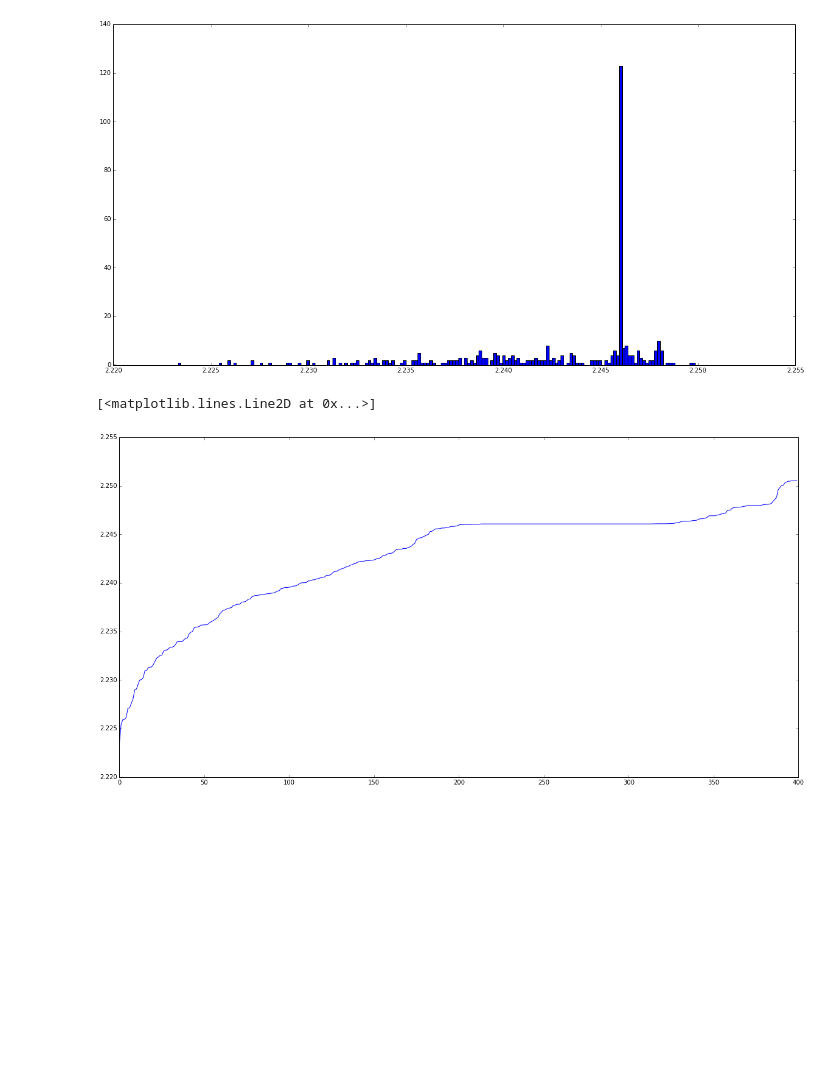
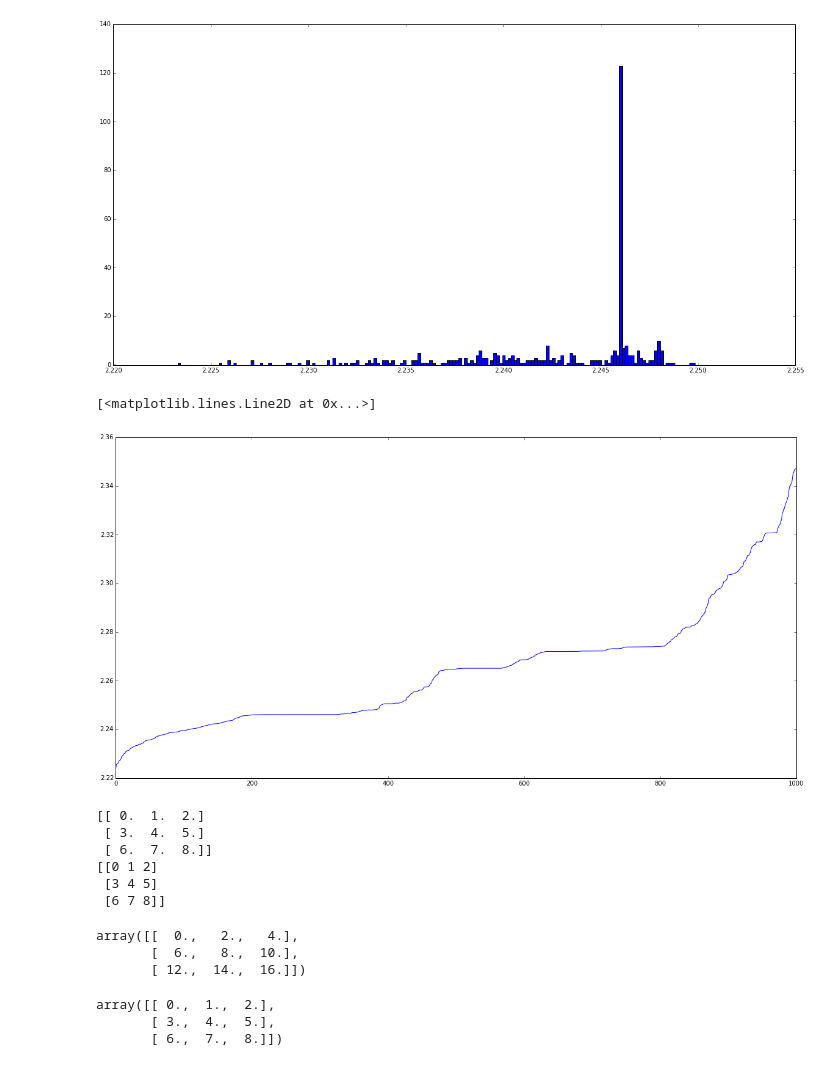
Before and after one commit to spidermanxyz98/talking_data, a Jupyter notebook: scaping score.ipynb, the cells around one changed output. Drawn from its saved outputs; the diff is of its cells as text; code cells hidden in the pictures; blank space fills up the shorter version.

```diff
--- a/scaping score.ipynb
+++ b/scaping score.ipynb
@@ -45,7 +45,7 @@ plt.hist(scorearray,bins=200,range = (2.22,2.25))
 scorearray_sort = np.sort(scorearray)
 # %%
 plt.figure(figsize=(20,10))
-plt.plot(scorearray_sort[0:400])
+plt.plot(scorearray_sort[0:1000])
 # %% [output]
 [<matplotlib.lines.Line2D at 0x...>]
-[figure, old version]
+[figure, new version]
@@ -51,0 +55,16 @@ plt.plot(scorearray_sort[0:400])
+# %%
+print(x1)
+print(x2)
+# %% [output]
+[[ 0.  1.  2.]
+ [ 3.  4.  5.]
+ [ 6.  7.  8.]]
+[[0 1 2]
+ [3 4 5]
+ [6 7 8]]
+# %%
+x1+x2
+# %% [output]
+array([[  0.,   2.,   4.],
+       [  6.,   8.,  10.],
+       [ 12.,  14.,  16.]])
@@ -51,0 +75,11 @@ plt.plot(scorearray_sort[0:400])
+# %%
+for index,i in enumerate(a):
+    if(index==0):
+        sumi = i
+    else:
+        sumi = i+sumi
+sumi/len(a)
+# %% [output]
+array([[ 0.,  1.,  2.],
+       [ 3.,  4.,  5.],
+       [ 6.,  7.,  8.]])
```
Also changed, not shown: parts of 2 cells of this notebook, 1 other file.
